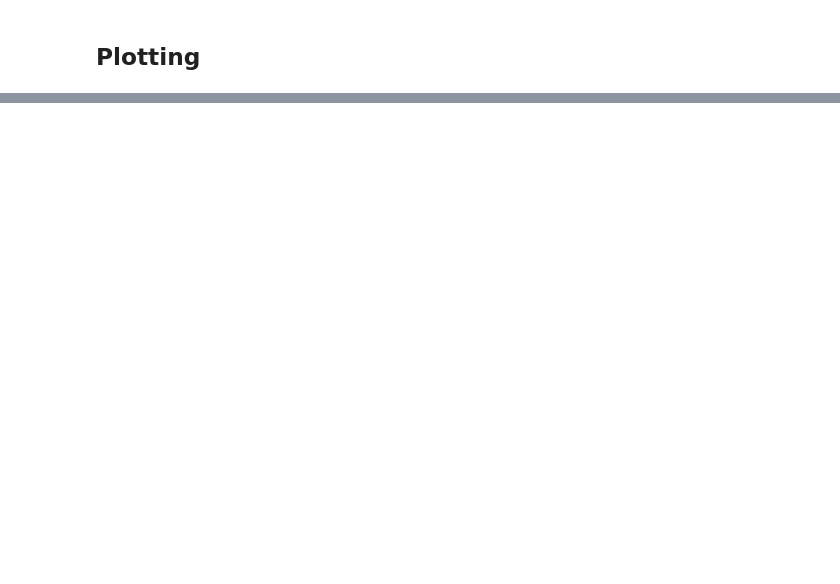
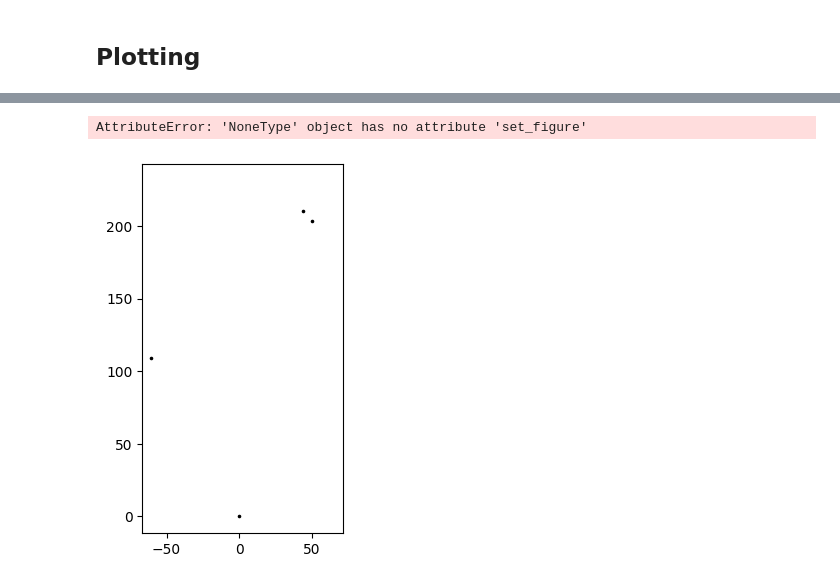
Before and after one commit to KnutUH/openangletool, a Jupyter notebook: notebooks/angle.ipynb, the cells around one changed output, grey strips where cells are left out. Cells and saved outputs as stored; diff of their text form; code cells hidden in the pictures; blank space fills up the shorter version.

```diff
--- a/notebooks/angle.ipynb
+++ b/notebooks/angle.ipynb
@@ -182,0 +227,21 @@ import ipywidgets
+# %%
+import matplotlib as mpl
+
+points = [axel_center, support_center, tipp, jig_ref]
+
+fig, ax = plt.subplots()
+ax.set_aspect('equal')
+jig = mpatches.PathPatch(jig_path(tipp, l_p, alpha_6, d_j/2, d_s/2), alpha=0.4, color='grey')
+ax.add_patch(jig)
+plt.scatter(*zip(*points), s=10, marker=".", c='black')
+
+r = mpl.transforms.Affine2D().rotate(-45)
+t = mpl.transforms.Affine2D().translate(4, 5)
+tra = r + t + ax.transData
+
+ax.add_patch(jig.set_transform(tra))
+
+plt.show()
+# %% [output]
+AttributeError: 'NoneType' object has no attribute 'set_figure'
+[figure, added]
```
Also changed, not shown: parts of 13 cells of this notebook, 2 other files.
